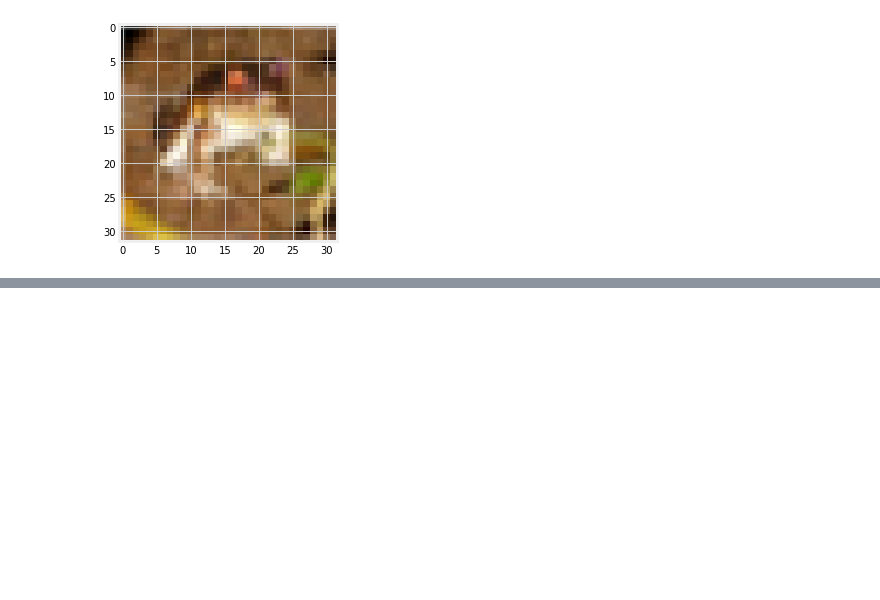
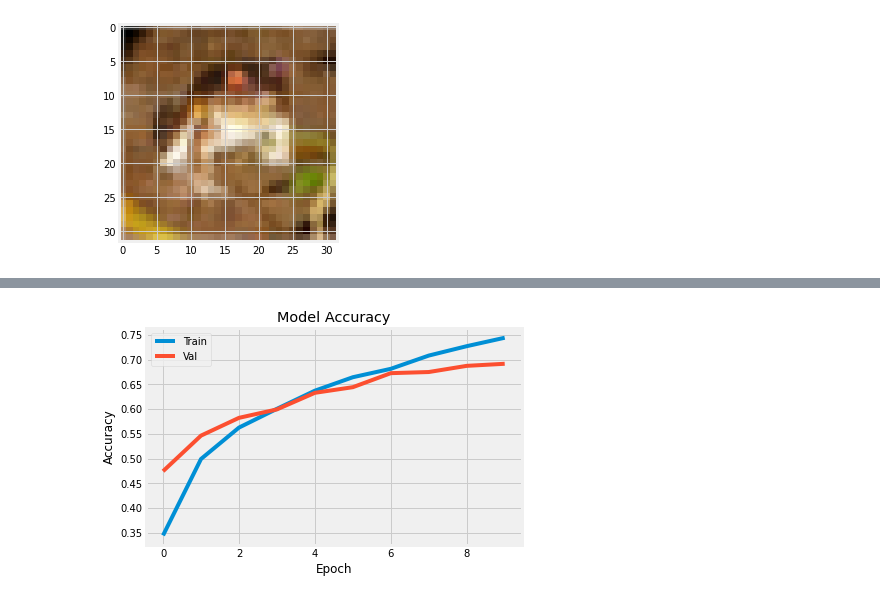
Before and after one commit to levvynoks/amplifyapp, a Jupyter notebook: Calassifier_1.ipynb, the cells around one changed output, grey strips where cells are left out. Cells and saved outputs as stored; diff of their text form; code cells hidden in the pictures; blank space fills up the shorter version.

```diff
--- a/Calassifier_1.ipynb
+++ b/Calassifier_1.ipynb
@@ -71,0 +85,4 @@ img = plt.imshow(x_train[index])
+# %%
+#Convert the labels into a set of 10 numbers to input into the neural network
+y_train_one_hot = to_categorical(y_train)
+y_test_one_hot = to_categorical(y_test)
@@ -71,0 +105,4 @@ img = plt.imshow(x_train[index])
+# %%
+#Normalize the pixels to be values between 0 and 1
+x_train = x_train / 255
+x_test = x_test / 255
@@ -71,0 +165,11 @@ img = plt.imshow(x_train[index])
+# %%
+#Compile the model
+model.compile(loss= 'categorical_crossentropy',
+              optimizer = 'adam',
+              metrics = ['accuracy'])
+# %%
+#Train the model
+hist = model.fit(x_train, y_train_one_hot,
+                 batch_size = 256,
+                 epochs = 10,
+                 validation_split = 0.2)
@@ -71,0 +203,11 @@ img = plt.imshow(x_train[index])
+# %%
+#Visualize the model accuracy
+plt.plot(hist.history['accuracy'])
+plt.plot(hist.history['val_accuracy'])
+plt.title('Model Accuracy')
+plt.ylabel('Accuracy')
+plt.xlabel('Epoch')
+plt.legend(['Train', 'Val'], loc='upper left')
+plt.show()
+# %% [output]
+[figure, added]
```
Also changed, not shown: parts of 16 cells of this notebook.
